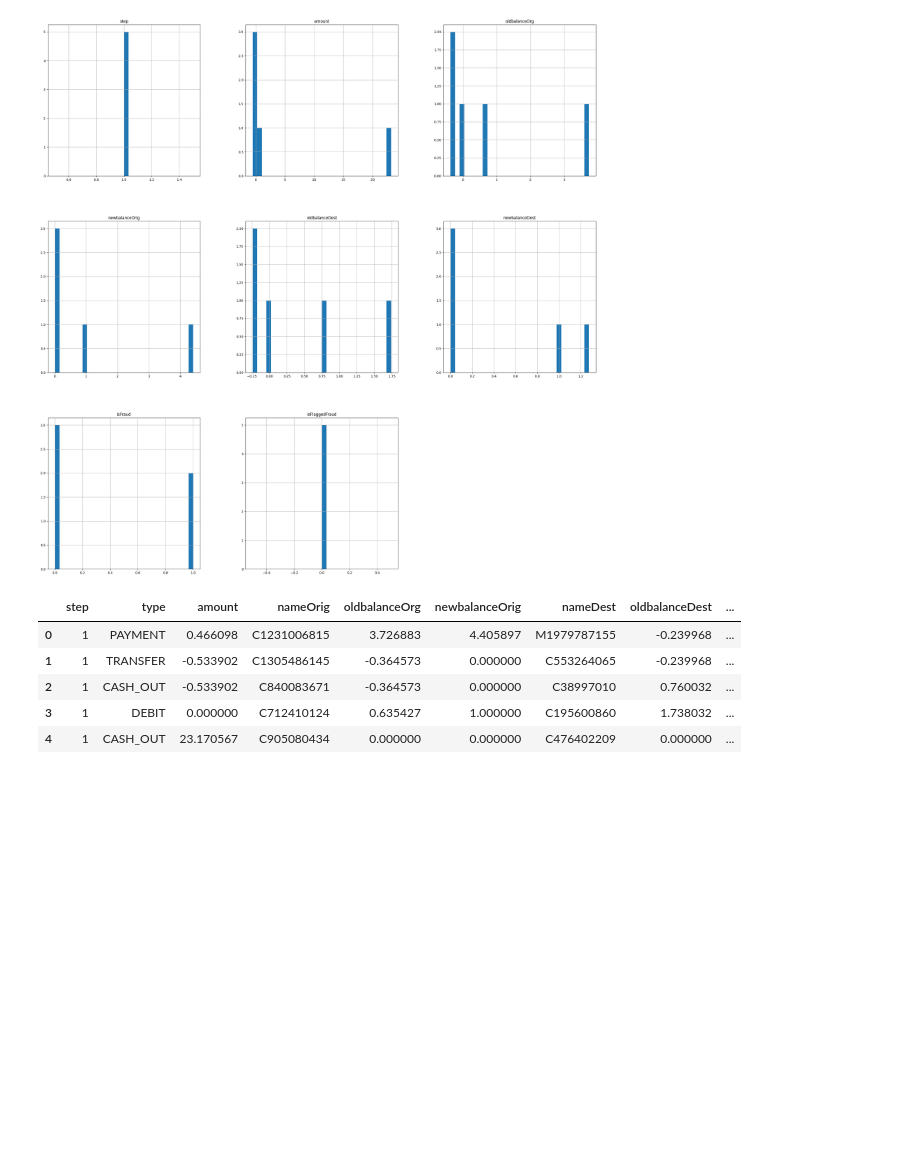
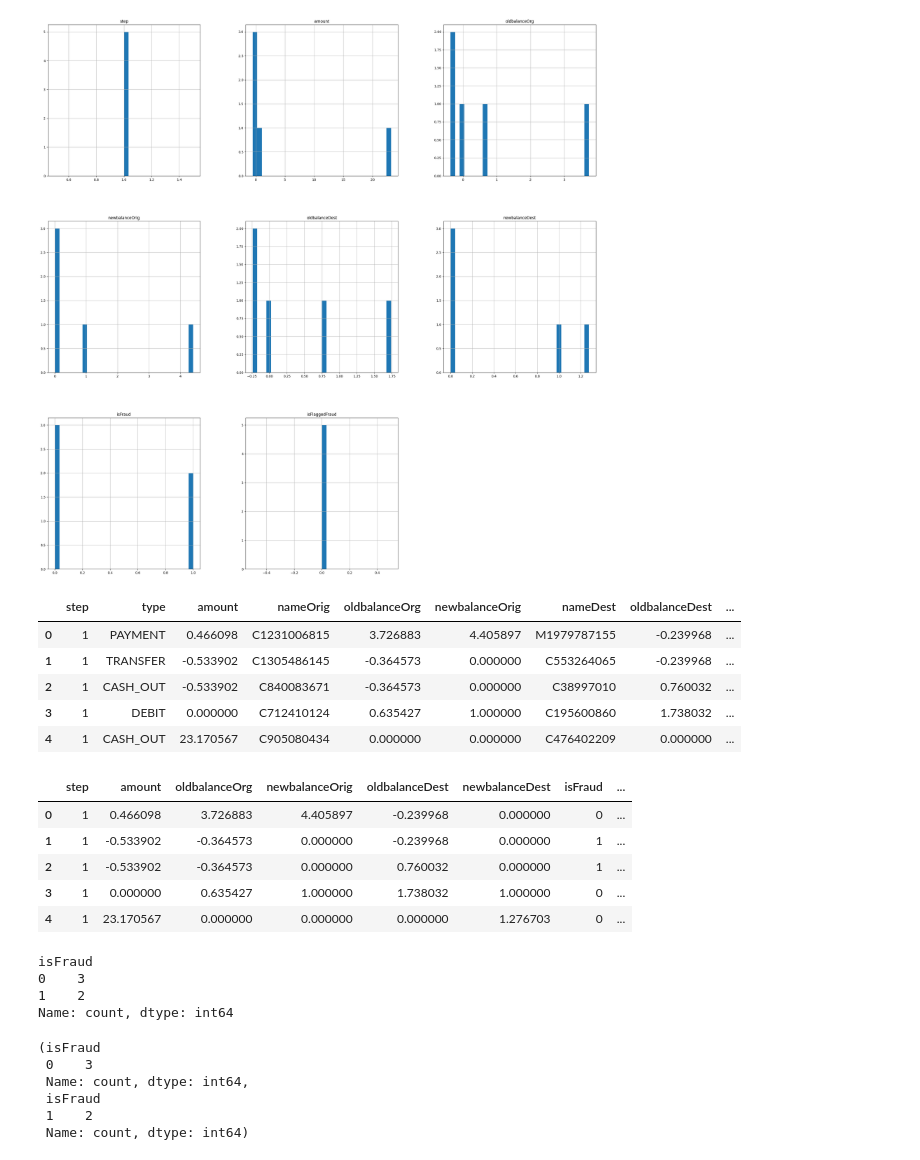
Before and after one commit to Noah369-Create/automated-fraud-detection, a Jupyter notebook: fraud_detection_by_ake.ipynb, the cells around one changed output. Saved outputs shown, nothing was run; the diff lists cells and outputs as text; code cells hidden in the pictures; blank space fills up the shorter version.

```diff
--- a/fraud_detection_by_ake.ipynb
+++ b/fraud_detection_by_ake.ipynb
@@ -76,3 +76,32 @@ df1.head()
 | 4 | 1 | CASH_OUT | 23.170567 | C905080434 | 0.000000 | 0.000000 | C476402209 | 0.000000 | ... |
 # %%
 df1.drop(['nameOrig','nameDest','isFlaggedFraud'], axis = 1, inplace = True)
+# %%
+df1 = pd.get_dummies(df1, columns = ['type'])
+# %%
+df1.head()
+# %% [output]
+|  | step | amount | oldbalanceOrg | newbalanceOrig | oldbalanceDest | newbalanceDest | isFraud | ... |
+| 0 | 1 | 0.466098 | 3.726883 | 4.405897 | -0.239968 | 0.000000 | 0 | ... |
+| 1 | 1 | -0.533902 | -0.364573 | 0.000000 | -0.239968 | 0.000000 | 1 | ... |
+| 2 | 1 | -0.533902 | -0.364573 | 0.000000 | 0.760032 | 0.000000 | 1 | ... |
+| 3 | 1 | 0.000000 | 0.635427 | 1.000000 | 1.738032 | 1.000000 | 0 | ... |
+| 4 | 1 | 23.170567 | 0.000000 | 0.000000 | 0.000000 | 1.276703 | 0 | ... |
+# %%
+df1['isFraud'].value_counts()
+# %% [output]
+isFraud
+0    3
+1    2
+Name: count, dtype: int64
+# %%
+not_frauds = df1.query('isFraud == 0')
+frauds = df1.query('isFraud == 1')
+not_frauds['isFraud'].value_counts(), frauds['isFraud'].value_counts()
+# %% [output]
+(isFraud
+ 0    3
+ Name: count, dtype: int64,
+ isFraud
+ 1    2
+ Name: count, dtype: int64)
```
Also changed, not shown: parts of 7 cells of this notebook, 1 other file.
